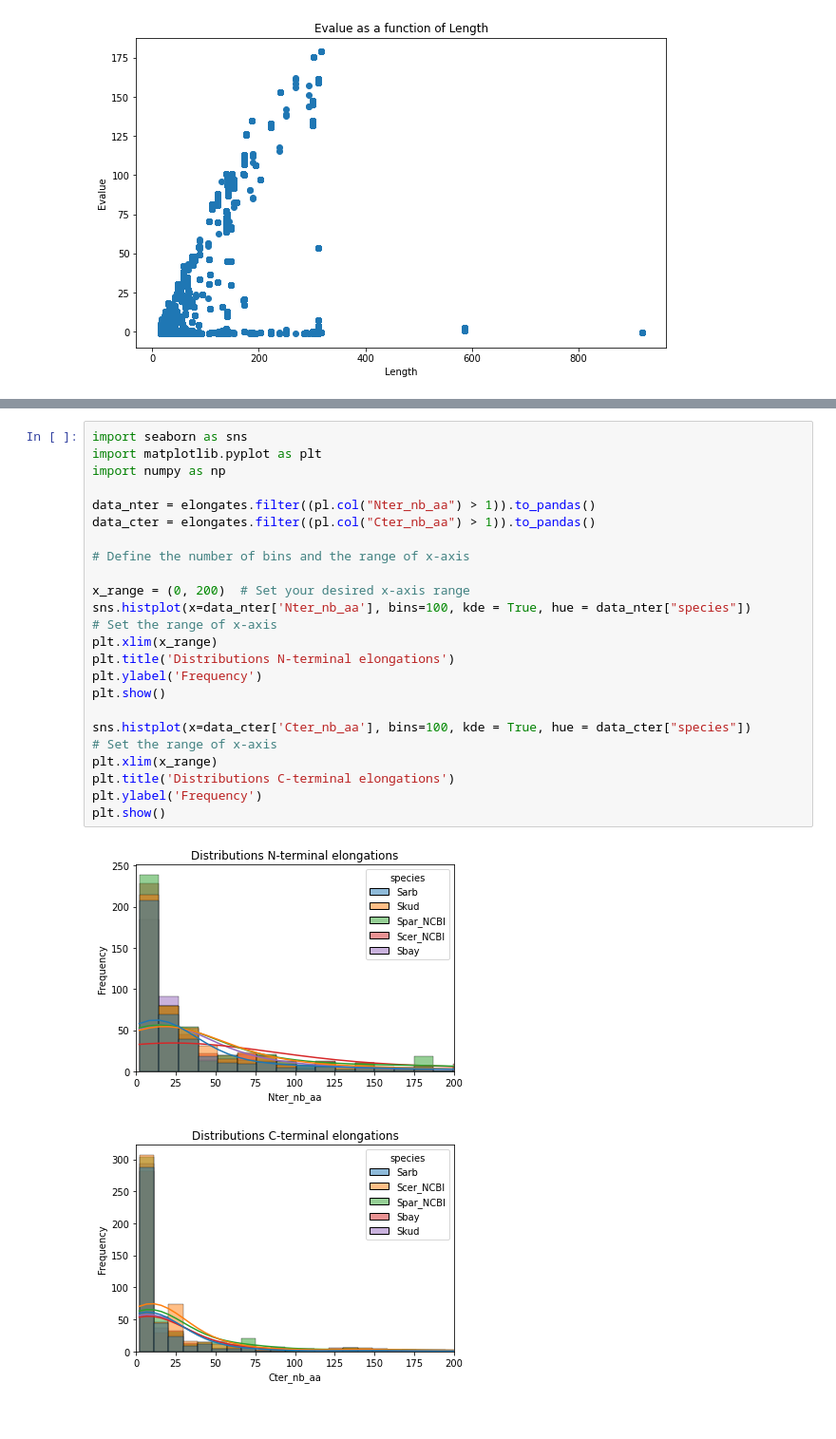
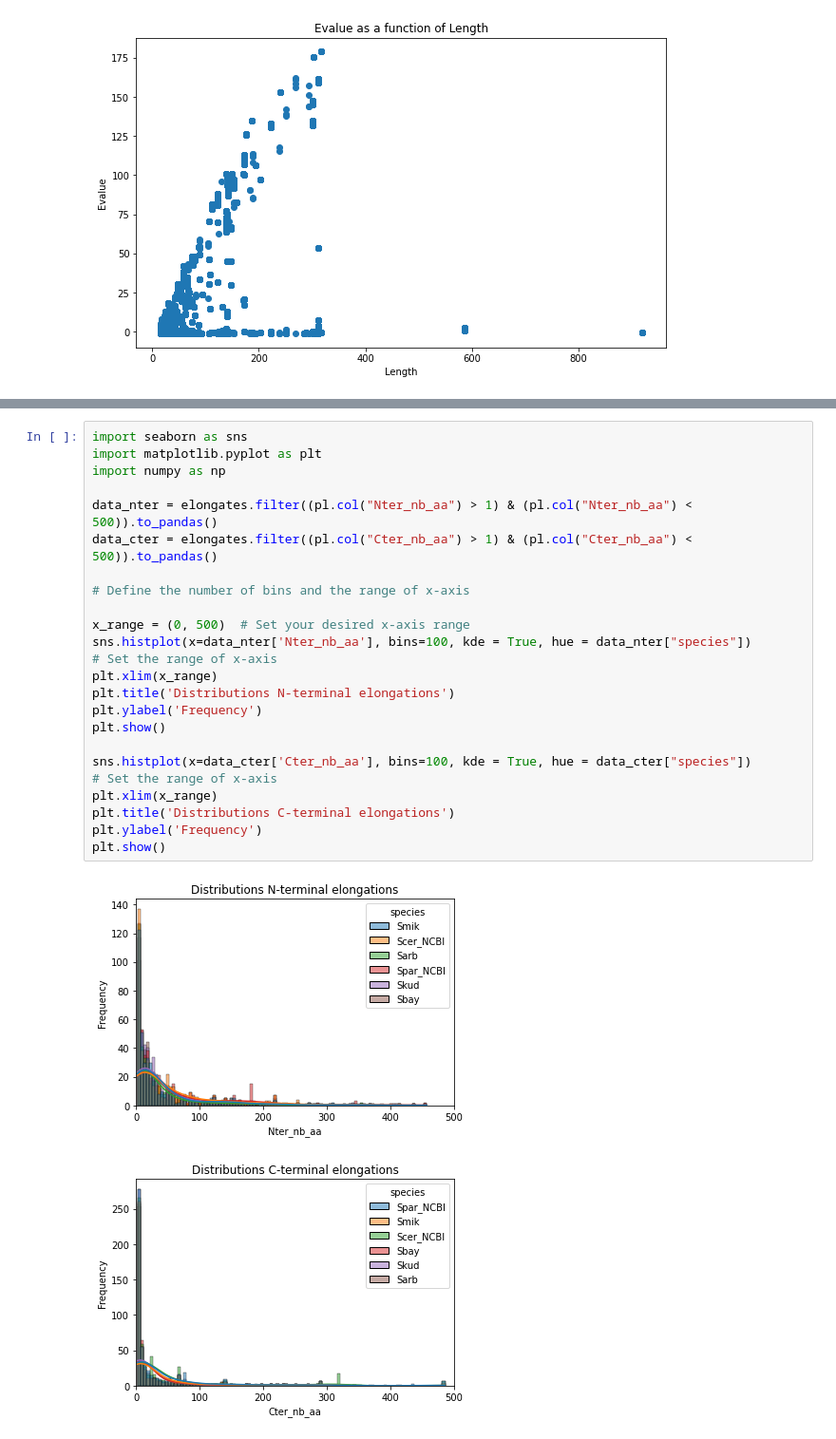
Before and after one commit to Sherman-1/Elongates, a Jupyter notebook: plots.ipynb, the cells around one changed output, grey strips where cells are left out. Shown at 95% size. Drawn from its saved outputs; the diff is of its cells as text.

```diff
--- a/plots.ipynb
+++ b/plots.ipynb
@@ -266,27 +266,27 @@ plt.show()
 # %%
 import seaborn as sns
 import matplotlib.pyplot as plt
 import numpy as np
 
-data_nter = elongates.filter((pl.col("Nter_nb_aa") > 1)).to_pandas()
-data_cter = elongates.filter((pl.col("Cter_nb_aa") > 1)).to_pandas()
+data_nter = elongates.filter((pl.col("Nter_nb_aa") > 1) & (pl.col("Nter_nb_aa") < 500)).to_pandas()
+data_cter = elongates.filter((pl.col("Cter_nb_aa") > 1) & (pl.col("Cter_nb_aa") < 500)).to_pandas()
 
 # Define the number of bins and the range of x-axis
 
-x_range = (0, 200)  # Set your desired x-axis range
+x_range = (0, 500)  # Set your desired x-axis range
 sns.histplot(x=data_nter['Nter_nb_aa'], bins=100, kde = True, hue = data_nter["species"])
 # Set the range of x-axis
 plt.xlim(x_range)
 plt.title('Distributions N-terminal elongations')
 plt.ylabel('Frequency')
 plt.show()
 
 sns.histplot(x=data_cter['Cter_nb_aa'], bins=100, kde = True, hue = data_cter["species"])
 # Set the range of x-axis
 plt.xlim(x_range)
 plt.title('Distributions C-terminal elongations')
 plt.ylabel('Frequency')
 plt.show()
 # %% [output]
-[figure, old version]
+[figure, new version]
-[figure, old version]
+[figure, new version]
```
Also changed, not shown: parts of 4 cells of this notebook, 3 other files.
